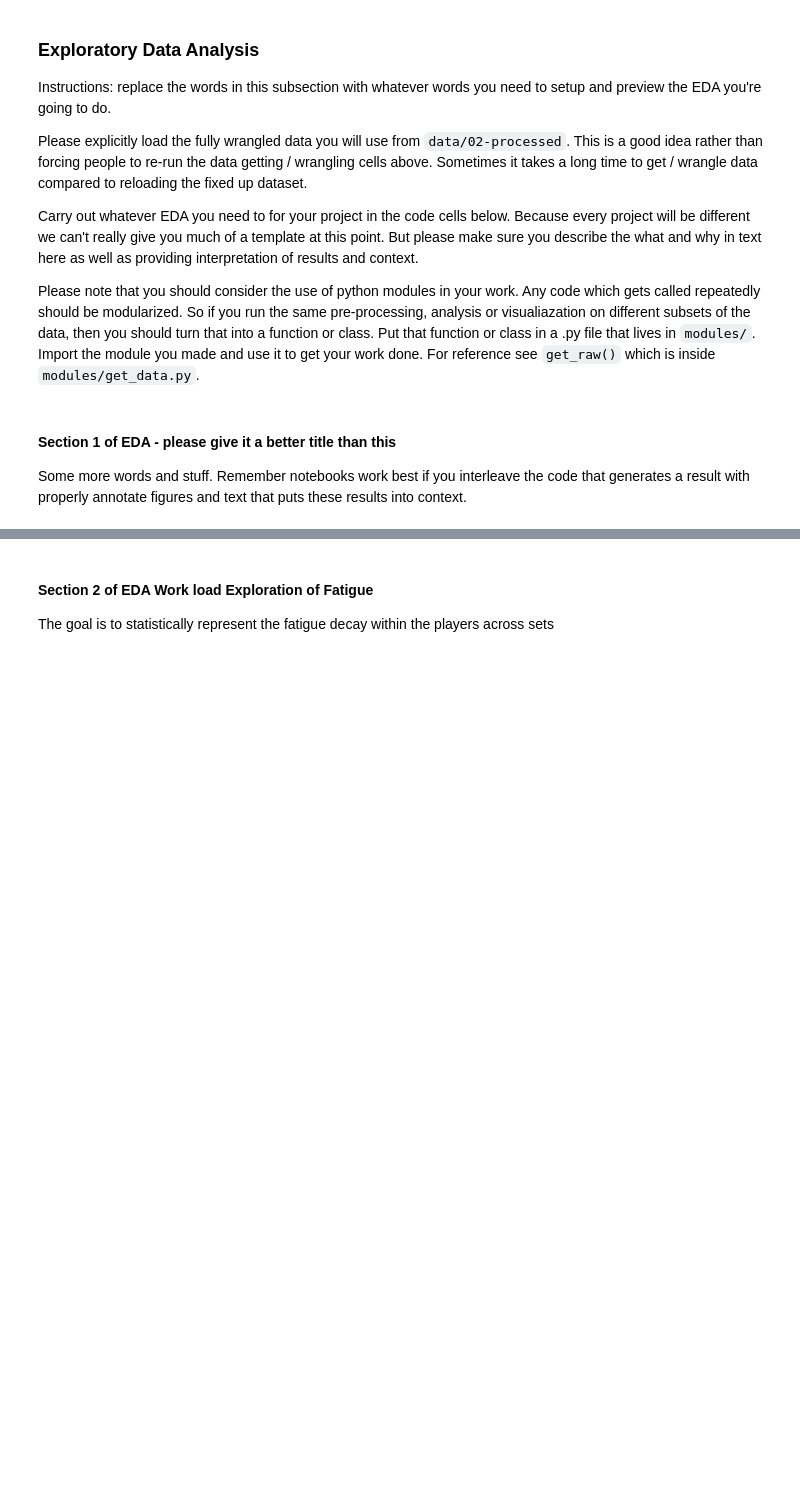
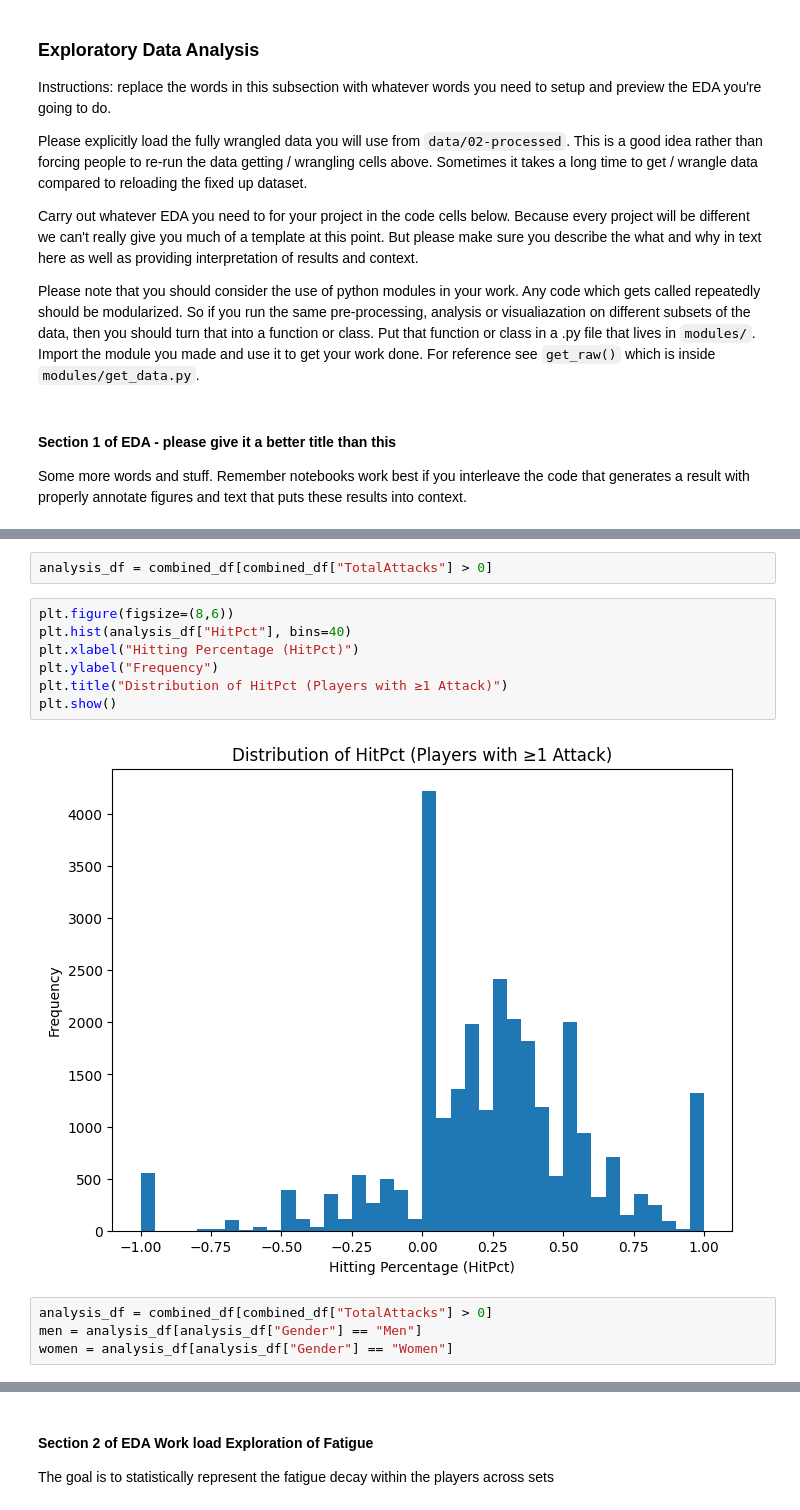
Before and after one commit to COGS108/Group035_WI26, a Jupyter notebook: 02-EDACheckpoint.ipynb, the cells around one changed output, grey strips where cells are left out. Cells and saved outputs as stored; diff of their text form; blank space fills up the shorter version.

```diff
--- a/02-EDACheckpoint.ipynb
+++ b/02-EDACheckpoint.ipynb
@@ -365,0 +431,15 @@ Some more words and stuff.  Remember notebooks work best if you interleave the c
+# %%
+analysis_df = combined_df[combined_df["TotalAttacks"] > 0]
+# %%
+plt.figure(figsize=(8,6))
+plt.hist(analysis_df["HitPct"], bins=40)
+plt.xlabel("Hitting Percentage (HitPct)")
+plt.ylabel("Frequency")
+plt.title("Distribution of HitPct (Players with ≥1 Attack)")
+plt.show()
+# %% [output]
+[figure, added]
+# %%
+analysis_df = combined_df[combined_df["TotalAttacks"] > 0]
+men = analysis_df[analysis_df["Gender"] == "Men"]
+women = analysis_df[analysis_df["Gender"] == "Women"]
```
Also changed, not shown: parts of 19 cells of this notebook.
